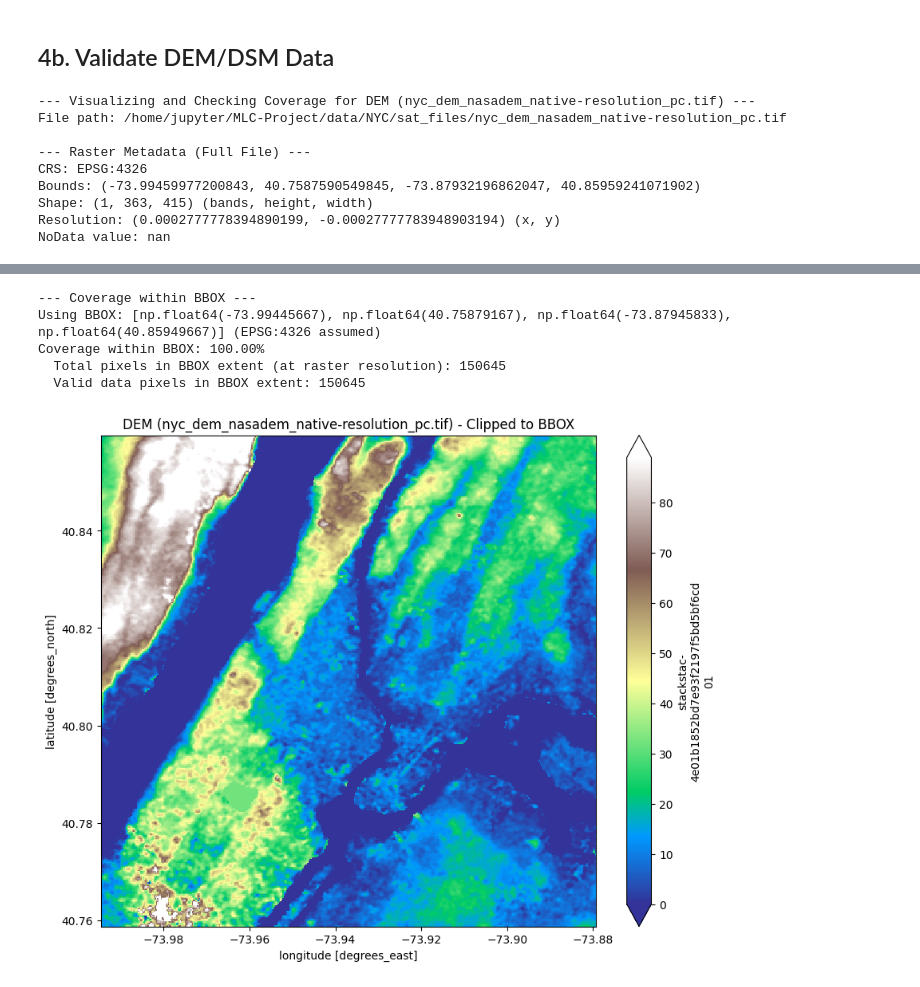
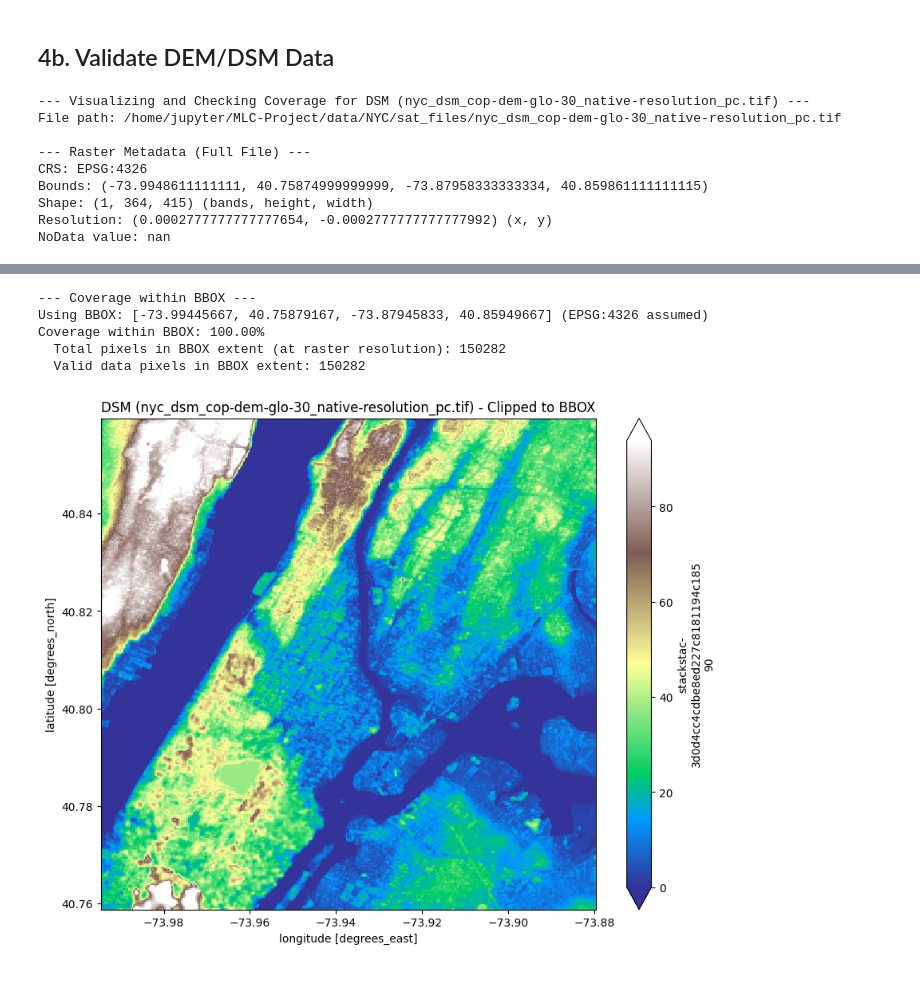
Before and after one commit to arnava13/MLC-Project, a Jupyter notebook: src/notebooks/download_data.ipynb, the cells around one changed output, grey strips where cells are left out. Drawn from its saved outputs; the diff is of its cells as text; code cells hidden in the pictures.

```diff
--- a/src/notebooks/download_data.ipynb
+++ b/src/notebooks/download_data.ipynb
@@ -98,21 +95,20 @@ Representative UHI date (from first row): 2021-07-24
 
 Now we'll download satellite imagery data (Sentinel-2 median composites, Landsat LST medians) for specific cities and time periods derived from the UHI data timestamps. Data is saved locally for use by the dataloader.
 # %%
-# Import functions
-from src.ingest.get_median import create_and_save_cloudless_mosaic
-from src.ingest.create_sat_tensor_files import download_single_lst_median
+from ingest.get_median import create_and_save_cloudless_mosaic
+from ingest.create_sat_tensor_files import download_single_lst_median
 import pandas as pd
 from pathlib import Path
 import os
 
-# Parameters for Cloudless Mosaic (matching Sentinel2_GeoTIFF.ipynb)
+# Parameters for Cloudless Mosaic
 mosaic_bands = ["B02", "B03", "B04", "B08", "B11"] # RGB+NIR+SWIR16 for NDBI compatibility
 mosaic_resolution_m = 10
 mosaic_cloud_cover = 30
 
-# Parameters for LST Median (matching Landsat_LST.ipynb)
-include_lst = False         # Whether to download LST
-lst_resolution_m = 30      # Native resolution for Landsat LST
+# Parameters for LST Median
+include_lst = True
+lst_resolution_m = 30      # 30m native resolution for Landsat LST
 
 # Generate output path for the mosaic based on the new time window
 start_dt_str = sentinel_time_window.split('/')[0].replace('-','')
@@ -341,8 +326,7 @@ def update_plot(timestamp, grid_resolution_m):
 # %%
 # --- Set Grid Resolution for visualising UHI Data ---
-grid_resolution_m = 100  # Grid cell size in meters (adjust as needed)
+grid_resolution_m = 50  # Grid cell size in meters (adjust as needed)
 
-# --- Combined Visualization: Sentinel-2 RGB with UHI Values Overlay (Cartopy) ---
 import matplotlib.pyplot as plt
 import numpy as np
 from pathlib import Path
@@ -365,30 +349,21 @@ print(f"UHI data shape: {uhi_df.shape}")
 
 # --- Process RGB Data ---
 if mosaic.shape[0] >= 3:
-    # Get RGB bands (first 3 bands should be B, G, R)
-    rgb = mosaic[:3]  # Blue, Green, Red
-
-    # Transpose to (H, W, 3) for visualization
+    rgb = mosaic[:3]
     rgb = np.transpose(rgb, (1, 2, 0))
-
-    # Create masked array for NaN values in RGB
     rgb_masked = ma.masked_invalid(rgb)
-
-    # Normalize for visualization (adjust as needed)
     rgb_norm = np.zeros_like(rgb, dtype=np.float32)
     for i in range(3):
-        # Get valid min/max, ignoring NaN values
         valid_data = rgb[:, :, i][~np.isnan(rgb[:, :, i])]
         if len(valid_data) > 0:
+            # Clip to 2nd and 98th percentile to prevent extreme outliers.
             p2, p98 = np.percentile(valid_data, (2, 98))
             channel_norm = np.clip((rgb[:, :, i] - p2) / (p98 - p2), 0, 1)
-            # Preserve NaN values in normalized data
             rgb_norm[:, :, i] = np.where(np.isnan(rgb[:, :, i]), np.nan, channel_norm)
         else:
             print(f"Warning: Channel {i} contains only NaN values")
 
     # --- Process UHI Data with Timestamps ---
-    # Check for timestamp column (may be named datetime or timestamp)
     timestamp_col = 'datetime' if 'datetime' in uhi_df.columns else 'timestamp'
 
     if timestamp_col in uhi_df.columns:
@@ -768,7 +717,16 @@ Relative paths for config (relative to project root '/home/jupyter/MLC-Project')
 # --- Visualize DEM/DSM and Check Coverage ---
 
 # Flag to choose 'dem' or 'dsm'
-VISUALIZE_TYPE = "DEM"
+VISUALIZE_TYPE = "dsm"
+
+# Ensure necessary imports are available from previous cells or add them here:
+# import rioxarray
+# import matplotlib.pyplot as plt
+# import numpy as np
+# from shapely.geometry import box as shapely_box
+# from pathlib import Path
+# import rasterio # For error handling
+
 # --- Determine file path based on VISUALIZE_TYPE ---
 file_to_visualize_path = None
 data_label = ""
@@ -881,12 +839,12 @@ elif VISUALIZE_TYPE.lower() in ["dem", "dsm"]:
      pass # The earlier print statement already handled this.
 # else: VISUALIZE_TYPE was invalid, already handled.
 # %% [output]
---- Visualizing and Checking Coverage for DEM (nyc_dem_nasadem_native-resolution_pc.tif) ---
-File path: /home/jupyter/MLC-Project/data/NYC/sat_files/nyc_dem_nasadem_native-resolution_pc.tif
+--- Visualizing and Checking Coverage for DSM (nyc_dsm_cop-dem-glo-30_native-resolution_pc.tif) ---
+File path: /home/jupyter/MLC-Project/data/NYC/sat_files/nyc_dsm_cop-dem-glo-30_native-resolution_pc.tif
 
 --- Raster Metadata (Full File) ---
 CRS: EPSG:4326
-Bounds: (-73.99459977200843, 40.7587590549845, -73.87932196862047, 40.85959241071902)
-Shape: (1, 363, 415) (bands, height, width)
-Resolution: (0.0002777778394890199, -0.00027777783948903194) (x, y)
+Bounds: (-73.9948611111111, 40.75874999999999, -73.87958333333334, 40.859861111111115)
+Shape: (1, 364, 415) (bands, height, width)
+Resolution: (0.0002777777777777654, -0.0002777777777777992) (x, y)
 NoData value: nan
@@ -894,6 +852,6 @@ NoData value: nan
 --- Coverage within BBOX ---
-Using BBOX: [np.float64(-73.99445667), np.float64(40.75879167), np.float64(-73.87945833), np.float64(40.85949667)] (EPSG:4326 assumed)
+Using BBOX: [-73.99445667, 40.75879167, -73.87945833, 40.85949667] (EPSG:4326 assumed)
 Coverage within BBOX: 100.00%
-  Total pixels in BBOX extent (at raster resolution): 150645
-  Valid data pixels in BBOX extent: 150645
+  Total pixels in BBOX extent (at raster resolution): 150282
+  Valid data pixels in BBOX extent: 150282
-[figure, old version]
+[figure, new version]
```
Also changed, not shown: parts of 13 cells of this notebook.
